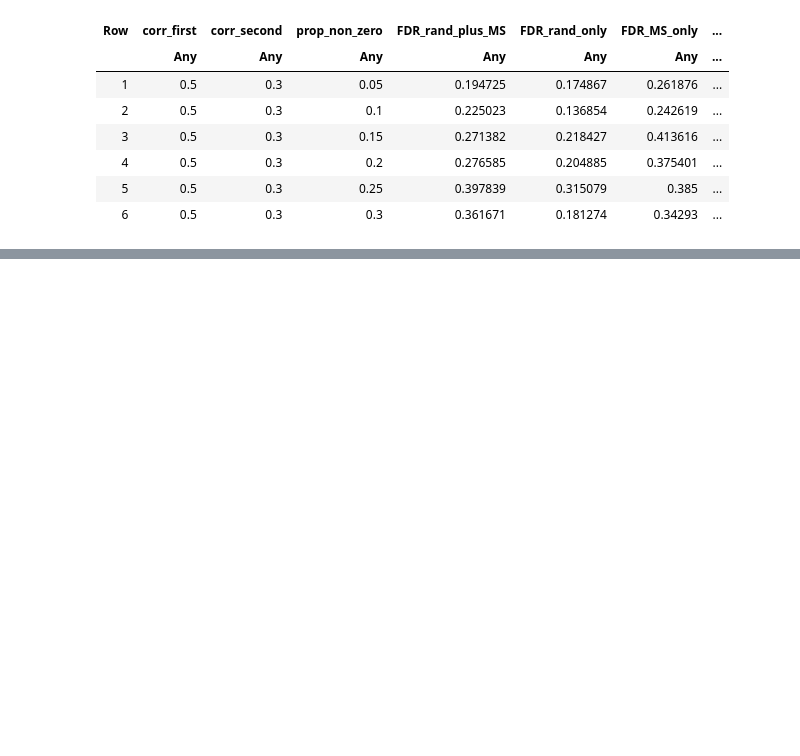
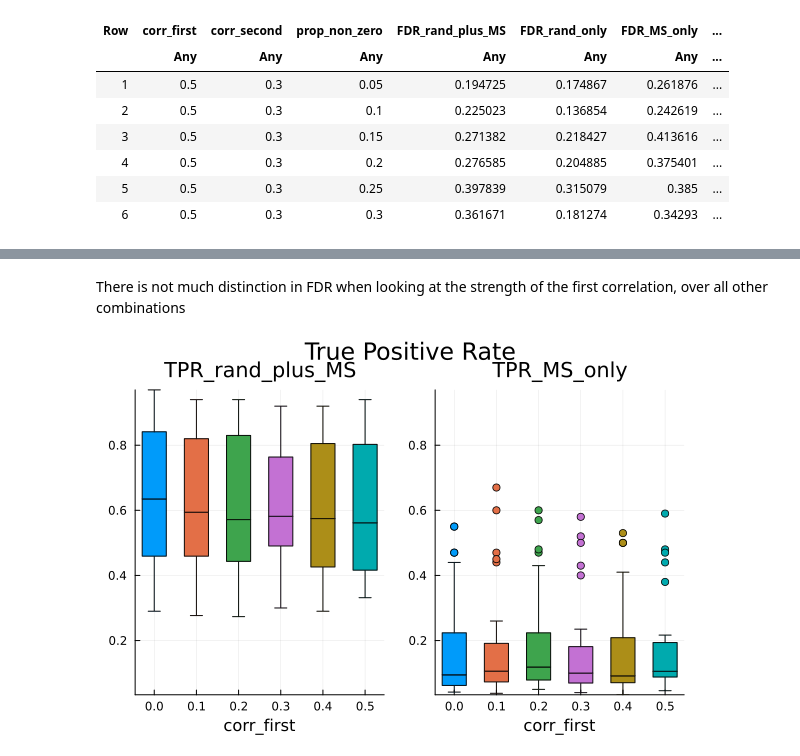
Before and after one commit to marcoelba/SelectiveInference, a Jupyter notebook: src/Comparison_randomisation_ms.ipynb, the cells around one changed output, grey strips where cells are left out. Cells and saved outputs as stored; diff of their text form; code cells hidden in the pictures; blank space fills up the shorter version.

```diff
--- a/src/Comparison_randomisation_ms.ipynb
+++ b/src/Comparison_randomisation_ms.ipynb
@@ -419,0 +434,9 @@ ylabel!("MS Only")
+# %% [markdown]
+There is not much distinction in FDR when looking at the strength of the first correlation, over all other combinations
+# %%
+double_boxplot(df=df_metrics, group_var=:corr_first,
+    var_one=:TPR_rand_plus_MS, var_two=:TPR_MS_only,
+    title_plot="True Positive Rate"
+)
+# %% [output]
+[figure, added]
```
Also changed, not shown: parts of 24 cells of this notebook, 1 other file.
